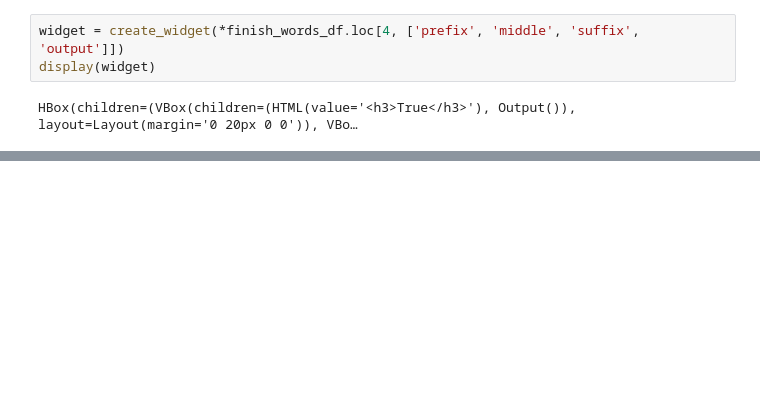
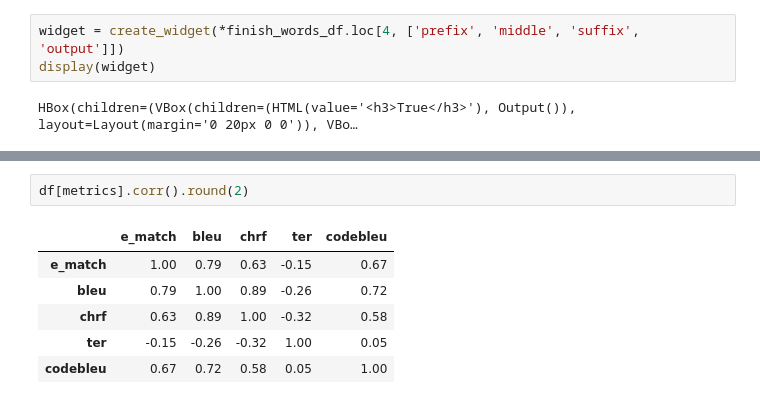
Before and after one commit to grach0v/CoCo, a Jupyter notebook: code/analysis.ipynb, the cells around one changed output, grey strips where cells are left out. Drawn from its saved outputs; the diff is of its cells as text; blank space fills up the shorter version.

```diff
--- a/code/analysis.ipynb
+++ b/code/analysis.ipynb
@@ -281,0 +334,9 @@ WARNING:root:WARNING: There is no reference data-flows extracted from the whole
+# %%
+df[metrics].corr().round(2)
+# %% [output]
+|  | e_match | bleu | chrf | ter | codebleu |
+| e_match | 1.00 | 0.79 | 0.63 | -0.15 | 0.67 |
+| bleu | 0.79 | 1.00 | 0.89 | -0.26 | 0.72 |
+| chrf | 0.63 | 0.89 | 1.00 | -0.32 | 0.58 |
+| ter | -0.15 | -0.26 | -0.32 | 1.00 | 0.05 |
+| codebleu | 0.67 | 0.72 | 0.58 | 0.05 | 1.00 |
```
Also changed, not shown: parts of 53 cells of this notebook, 3 other files.
